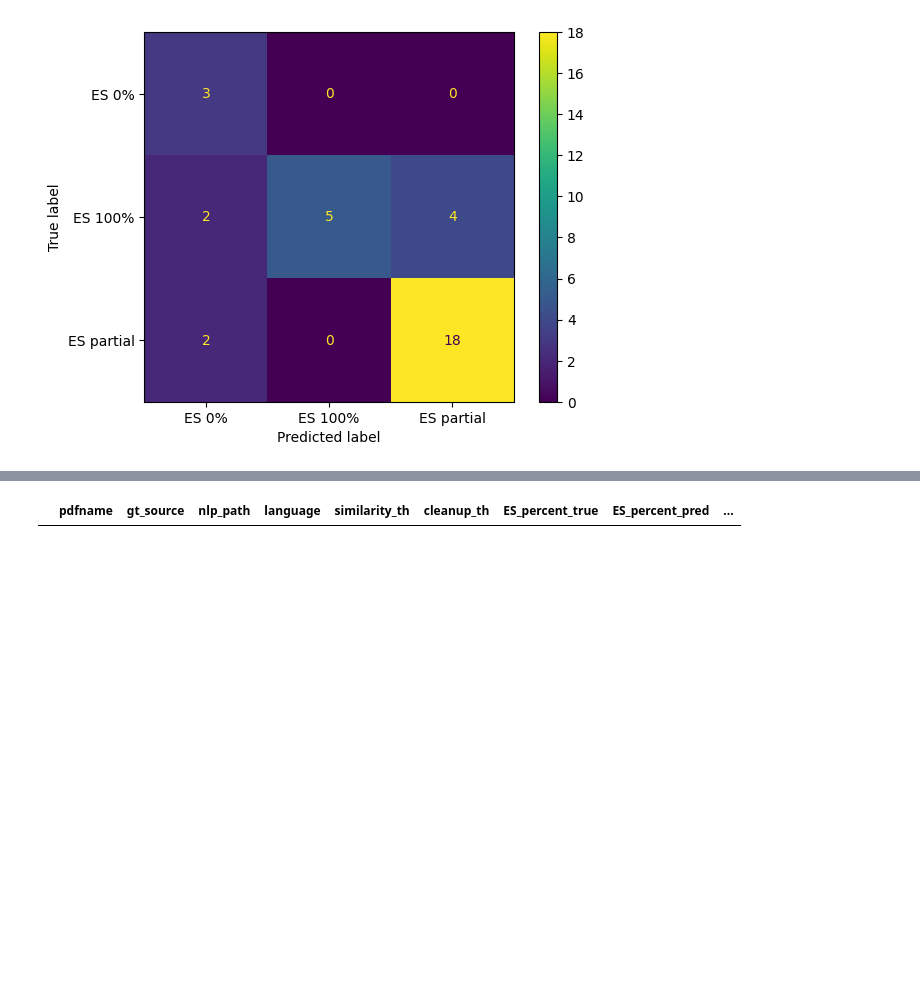
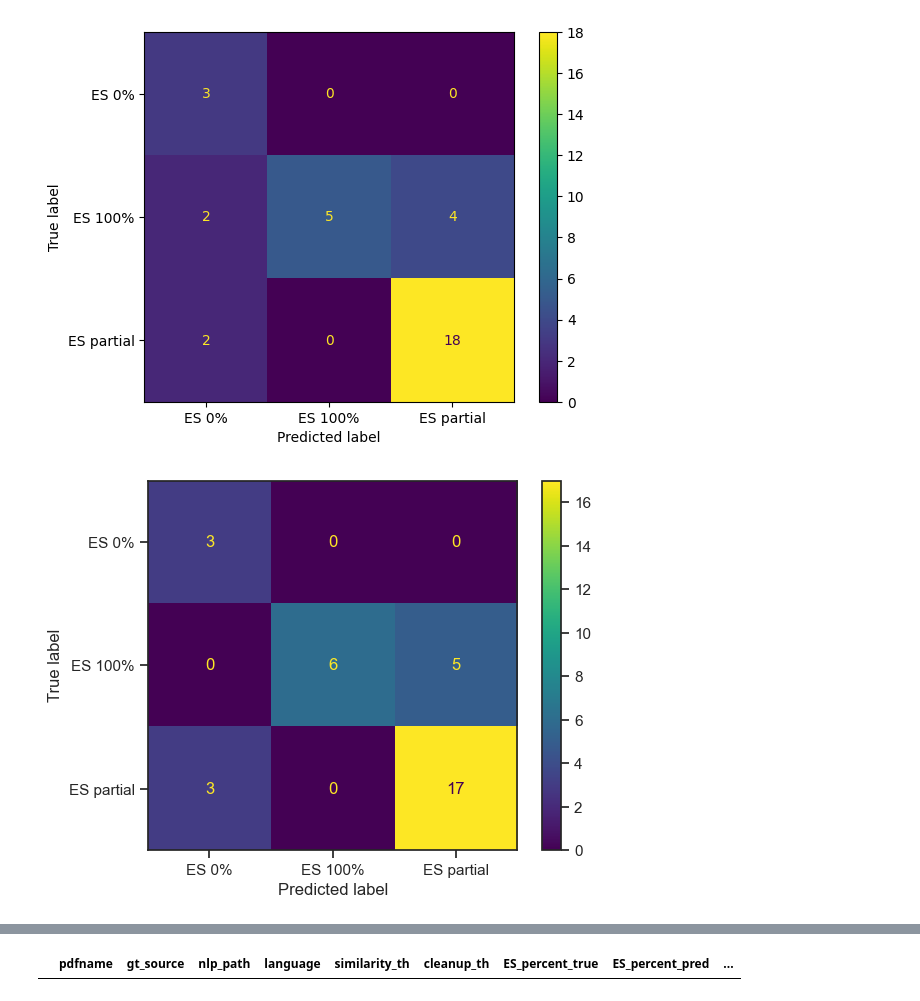
Before and after one commit to emw9805-notabot/ADSCert_project_Watson, a Jupyter notebook: Eval_metrics_2ndPass.ipynb, the cells around one changed output, grey strips where cells are left out. Drawn from its saved outputs; the diff is of its cells as text; code cells hidden in the pictures; blank space fills up the shorter version.

```diff
--- a/Eval_metrics_2ndPass.ipynb
+++ b/Eval_metrics_2ndPass.ipynb
@@ -510,6 +591,14 @@ disp = ConfusionMatrixDisplay.from_predictions(y_true_v7, y_pred_v7)
 plt.show()
 # %% [output]
 [figure]
+# %%
+# display confusion matrix - V8 EN .97 & .77, ES .8 & .65, PT .88 & .70
+
+cm = multilabel_confusion_matrix(y_true_v8, y_pred_v8)
+disp = ConfusionMatrixDisplay.from_predictions(y_true_v8, y_pred_v8)
+plt.show()
+# %% [output]
+[figure, added]
 # %%
 # breakdown of ES 100% false negatives
 # EGE a very good example of limitations of program
```
Also changed, not shown: parts of 14 cells of this notebook, 7 other files.
